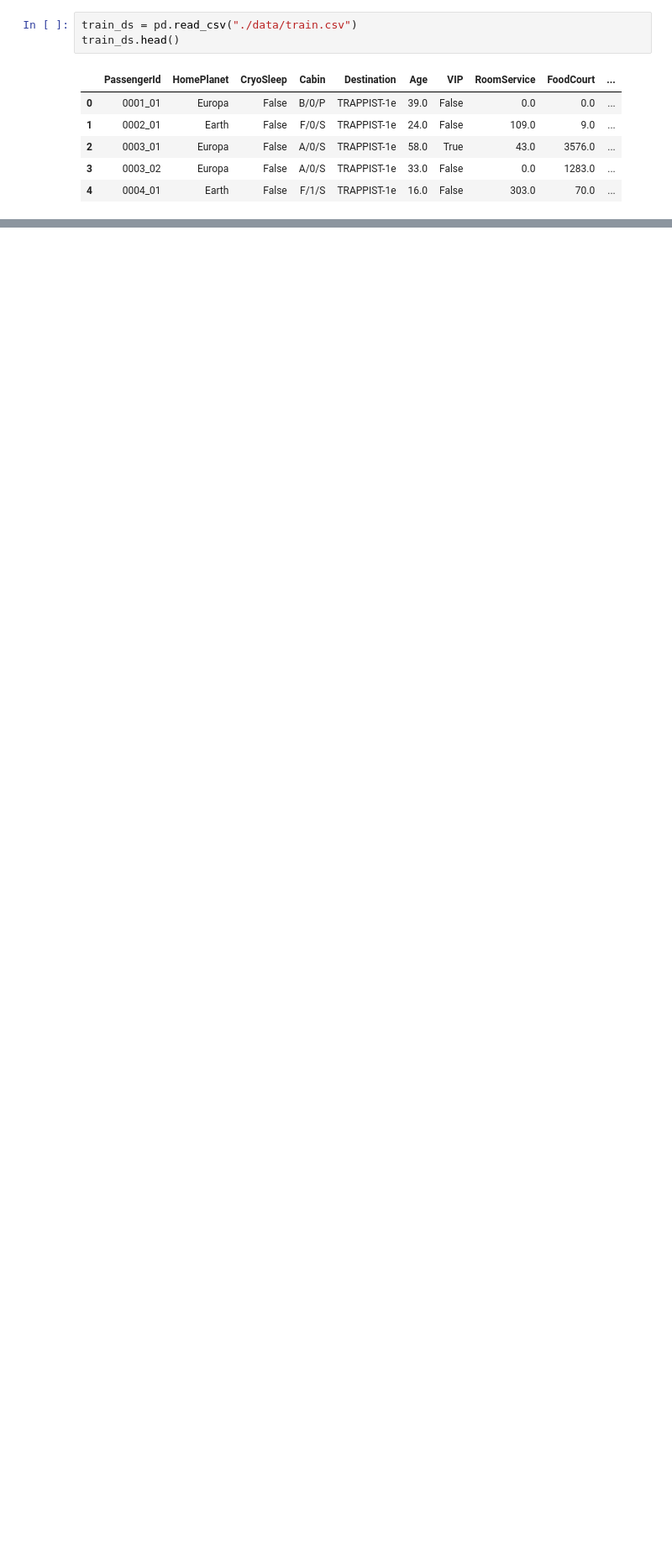
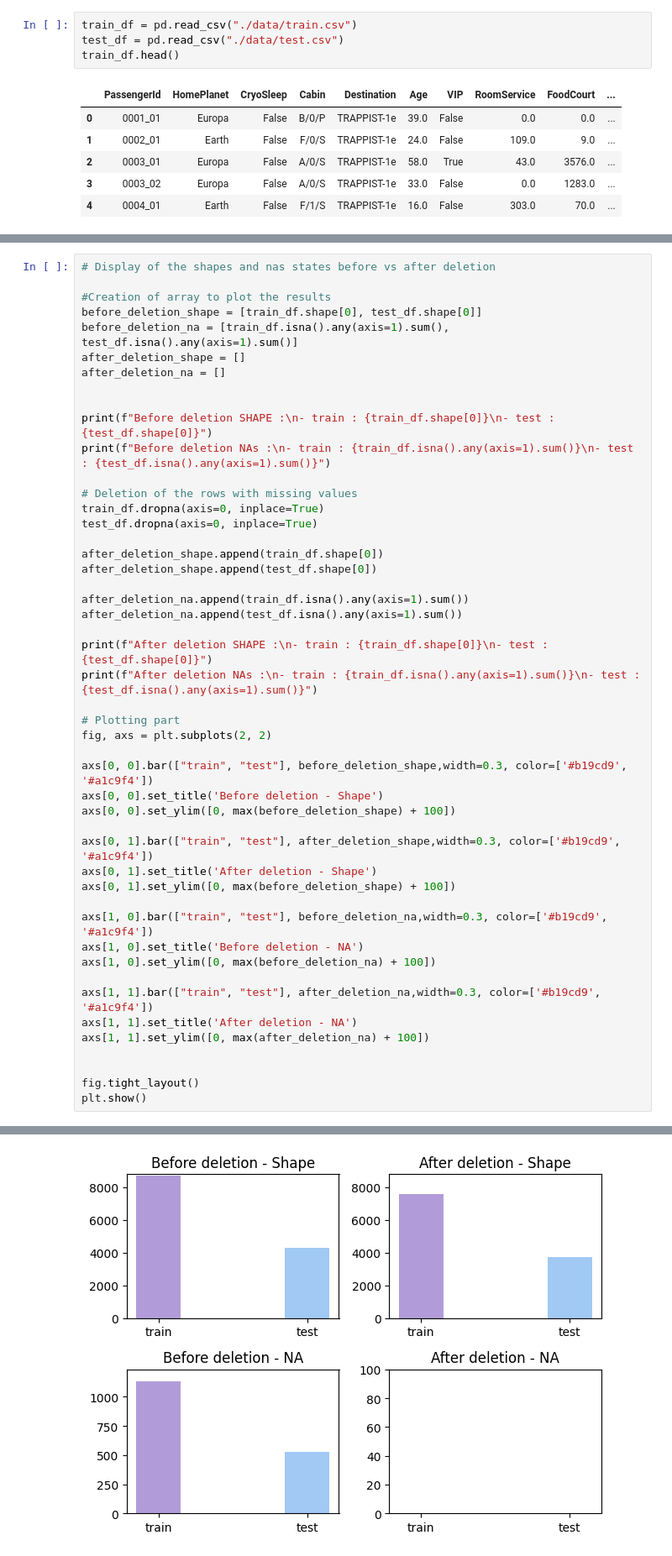
Before and after one commit to Robi04/KaggleCompetitions, a Jupyter notebook: 1.titanic_spaceship/titanic.ipynb, the cells around one changed output, grey strips where cells are left out. Shown at 84% size. Cells and saved outputs as stored; diff of their text form; blank space fills up the shorter version.

```diff
--- a/1.titanic_spaceship/titanic.ipynb
+++ b/1.titanic_spaceship/titanic.ipynb
@@ -29,8 +29,9 @@ In the data folder we do have 3 files containing interessting pieces of informat
 
 So let's checkout the kind of data we have in train which should be kinda identical to what we have in test
 # %%
-train_ds = pd.read_csv("./data/train.csv")
-train_ds.head()
+train_df = pd.read_csv("./data/train.csv")
+test_df = pd.read_csv("./data/test.csv")
+train_df.head()
 # %% [output]
 |  | PassengerId | HomePlanet | CryoSleep | Cabin | Destination | Age | VIP | RoomService | FoodCourt | ... |
 | 0 | 0001_01 | Europa | False | B/0/P | TRAPPIST-1e | 39.0 | False | 0.0 | 0.0 | ... |
@@ -50,0 +136,49 @@ train_ds.head()
+# %%
+# Display of the shapes and nas states before vs after deletion
+
+#Creation of array to plot the results
+before_deletion_shape = [train_df.shape[0], test_df.shape[0]]
+before_deletion_na = [train_df.isna().any(axis=1).sum(), test_df.isna().any(axis=1).sum()]
+after_deletion_shape = []
+after_deletion_na = []
+
+
+print(f"Before deletion SHAPE :\n- train : {train_df.shape[0]}\n- test : {test_df.shape[0]}")
+print(f"Before deletion NAs :\n- train : {train_df.isna().any(axis=1).sum()}\n- test : {test_df.isna().any(axis=1).sum()}")
+
+# Deletion of the rows with missing values
+train_df.dropna(axis=0, inplace=True)
+test_df.dropna(axis=0, inplace=True)
+
+after_deletion_shape.append(train_df.shape[0])
+after_deletion_shape.append(test_df.shape[0])
+
+after_deletion_na.append(train_df.isna().any(axis=1).sum())
+after_deletion_na.append(test_df.isna().any(axis=1).sum())
+
+print(f"After deletion SHAPE :\n- train : {train_df.shape[0]}\n- test : {test_df.shape[0]}")
+print(f"After deletion NAs :\n- train : {train_df.isna().any(axis=1).sum()}\n- test : {test_df.isna().any(axis=1).sum()}")
+
+# Plotting part
+fig, axs = plt.subplots(2, 2)
+
+axs[0, 0].bar(["train", "test"], before_deletion_shape,width=0.3, color=['#b19cd9', '#a1c9f4'])
+axs[0, 0].set_title('Before deletion - Shape')
+axs[0, 0].set_ylim([0, max(before_deletion_shape) + 100])
+
+axs[0, 1].bar(["train", "test"], after_deletion_shape,width=0.3, color=['#b19cd9', '#a1c9f4'])
+axs[0, 1].set_title('After deletion - Shape')
+axs[0, 1].set_ylim([0, max(before_deletion_shape) + 100])
+
+axs[1, 0].bar(["train", "test"], before_deletion_na,width=0.3, color=['#b19cd9', '#a1c9f4'])
+axs[1, 0].set_title('Before deletion - NA')
+axs[1, 0].set_ylim([0, max(before_deletion_na) + 100])
+
+axs[1, 1].bar(["train", "test"], after_deletion_na,width=0.3, color=['#b19cd9', '#a1c9f4'])
+axs[1, 1].set_title('After deletion - NA')
+axs[1, 1].set_ylim([0, max(after_deletion_na) + 100])
+
+
+fig.tight_layout()
+plt.show()
+# %% [output]
@@ -50,0 +197 @@ train_ds.head()
+[figure, added]
```
Also changed, not shown: parts of 18 cells of this notebook.
